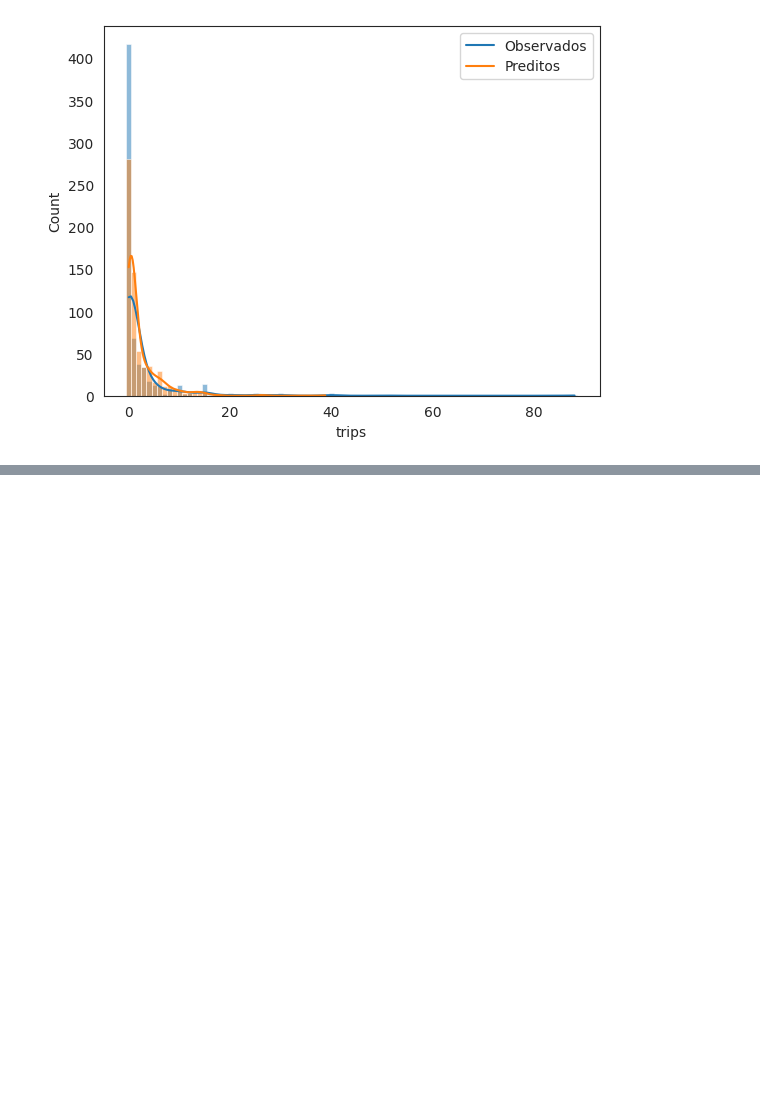
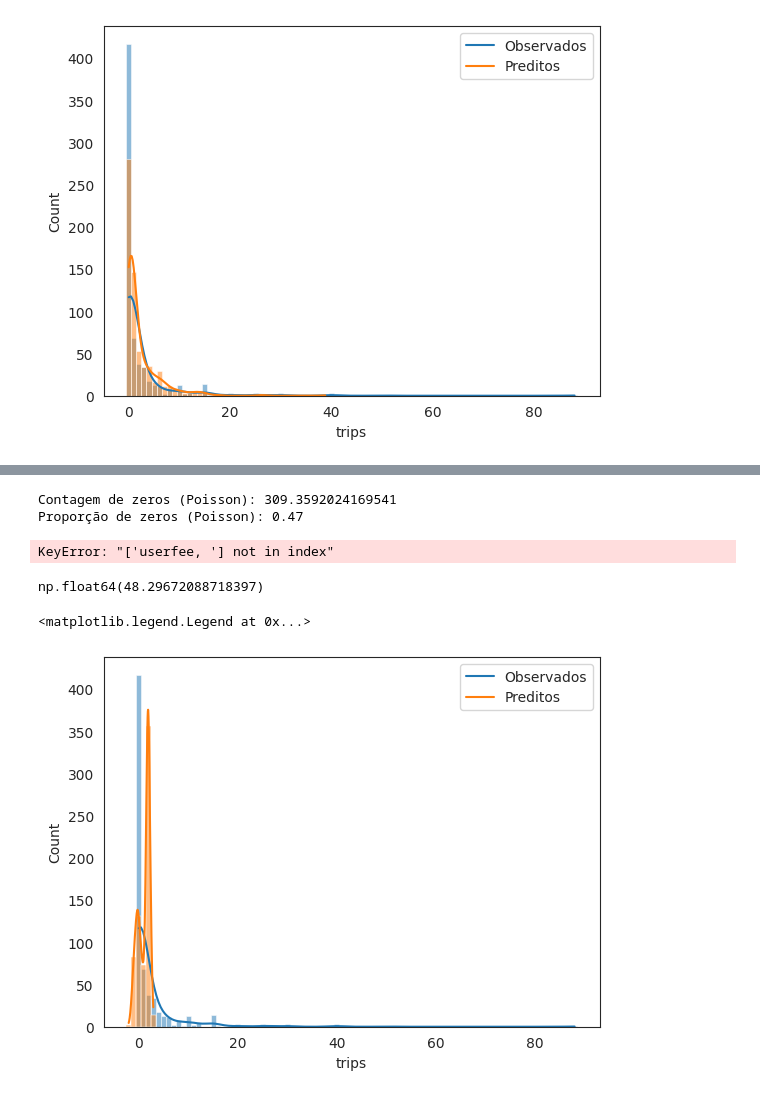
Before and after one commit to scrocha/modelagem-estatistica-A2, a Jupyter notebook: trabalho.ipynb, the cells around one changed output, grey strips where cells are left out. Drawn from its saved outputs; the diff is of its cells as text; code cells hidden in the pictures; blank space fills up the shorter version.

Commit message:
add modelo de sobredisperção

```diff
--- a/trabalho.ipynb
+++ b/trabalho.ipynb
@@ -833,0 +843,11 @@ plt.legend(["Observados", "Preditos"])
+# %%
+preds = selected_poisson_model.predict(data_correlation)
+
+prob_zero_poisson = np.exp(-preds)
+zeros_esperados_poisson = np.sum(prob_zero_poisson)
+
+print(f"Contagem de zeros (Poisson): {zeros_esperados_poisson}")
+print(f"Proporção de zeros (Poisson): {zeros_esperados_poisson / len(preds):.2f}")
+# %% [output]
+Contagem de zeros (Poisson): 309.3592024169541
+Proporção de zeros (Poisson): 0.47
@@ -833,0 +898,33 @@ plt.legend(["Observados", "Preditos"])
+# %%
+zero_inf_pois = sm.ZeroInflatedPoisson(
+    endog=data_correlation["trips"],
+    exog=data_correlation[["quality", "costS_log", "ski", "userfee, "]],
+    exog_infl=data_correlation[["quality"]],
+    inflation="logit",
+).fit()
+
+print(zero_inf_pois.summary())
+# %% [output]
+KeyError: "['userfee, '] not in index"
+# %%
+preds = zero_inf_pois.fittedvalues
+# %%
+((preds - data_correlation["trips"]) ** 2).mean()
+# %% [output]
+np.float64(48.29672088718397)
+# %%
+sns.histplot(
+    data_correlation["trips"],
+    kde=True,
+    discrete=True,
+)
+
+sns.histplot(
+    preds,
+    kde=True,
+    discrete=True,
+)
+plt.legend(["Observados", "Preditos"])
+# %% [output]
+<matplotlib.legend.Legend at 0x...>
+[figure, added]
```
Also changed, not shown: parts of 9 cells of this notebook.
